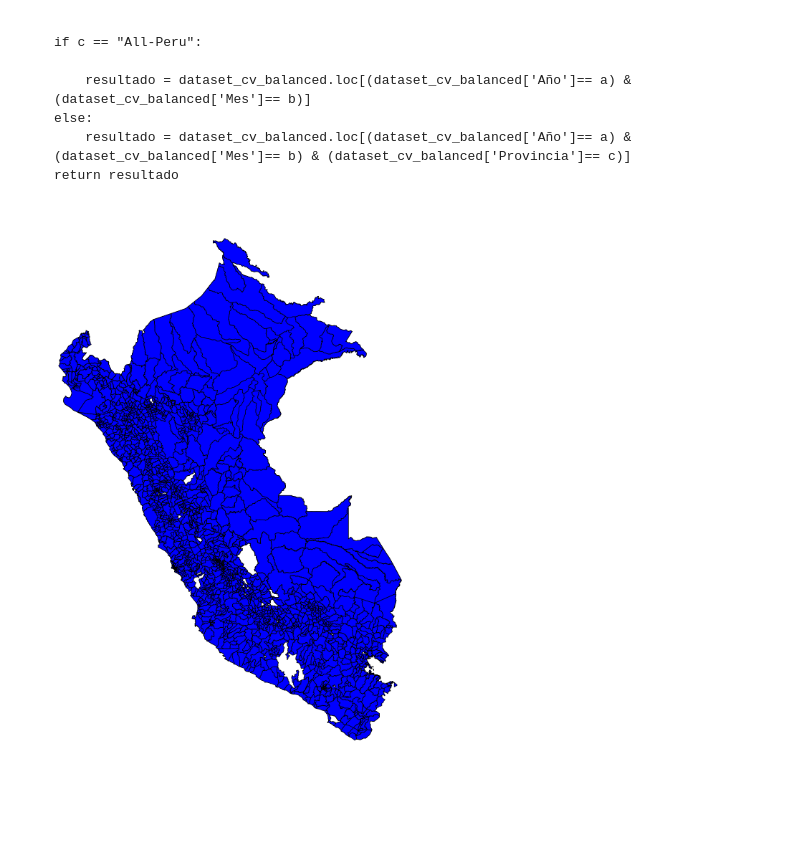
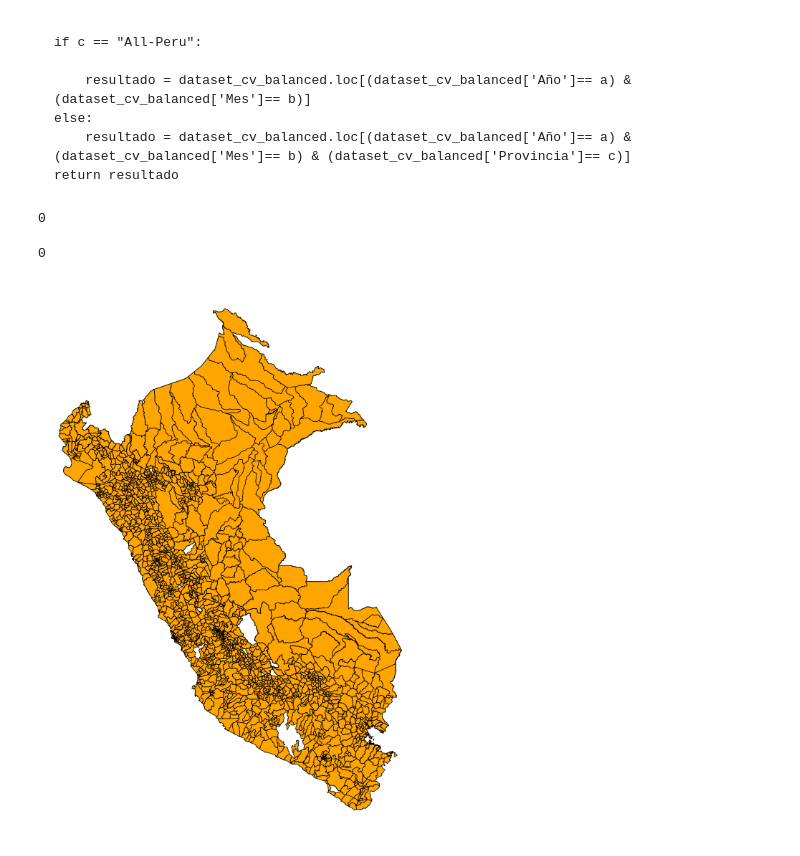
Before and after one commit to wiricardo/Hospitals-Access-Peru, a Jupyter notebook: code/estatics.ipynb, the cells around one changed output. Cells and saved outputs as stored; diff of their text form; code cells hidden in the pictures; blank space fills up the shorter version.

```diff
--- a/code/estatics.ipynb
+++ b/code/estatics.ipynb
@@ -177,7 +177,15 @@ def tmap_1 (c):
     if c == 'all-peru':
         result = final_dataset.loc[(final_dataset['INSTITUCIÓN'] != 'PRIVADO') & (final_dataset['INSTITUCIÓN'] != 'OTRO')]
     else:
-        result = final_dataset.loc[(final_dataset['INSTITUCIÓN'] != 'PRIVADO') & (final_dataset['INSTITUCIÓN'] != 'OTRO') & (final_dataset['DEPARTAMENTO'] == c)]
+        result = final_dataset.loc[(final_dataset['INSTITUCIÓN'] != 'PRIVADO') & (final_dataset['INSTITUCIÓN'] != 'OTRO') & (final_dataset['DISTRITO'] == c)]
     return result
 # %%
 x = tmap_1('all-peru')
+# %%
+x['LATITUD'].isna().sum()
+# %% [output]
+0
+# %%
+y['LATITUD'].isna().sum()
+# %% [output]
+0
@@ -184,7 +194,7 @@ x = tmap_1('all-peru')
 # %%
 fig, ax = plt.subplots(figsize=(20, 20))
-x.plot(ax=ax,color='blue', linestyle='-',
+x.plot(ax=ax,color='orange', linestyle='-',
                       edgecolor='black')
 ax.set_axis_off()
 # %% [output]
-[figure, old version]
+[figure, new version]
```
Also changed, not shown: parts of 1 cell of this notebook.
